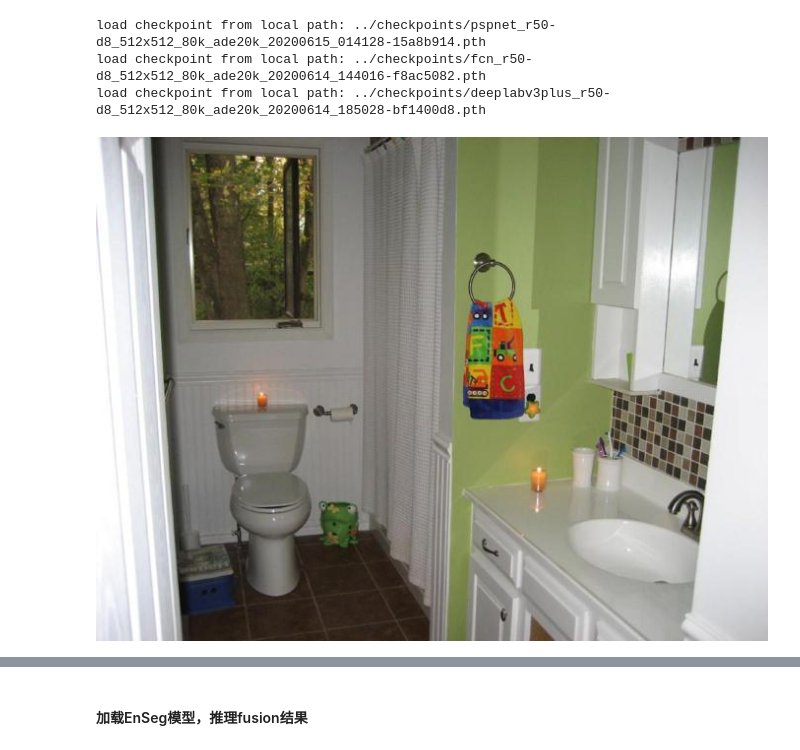
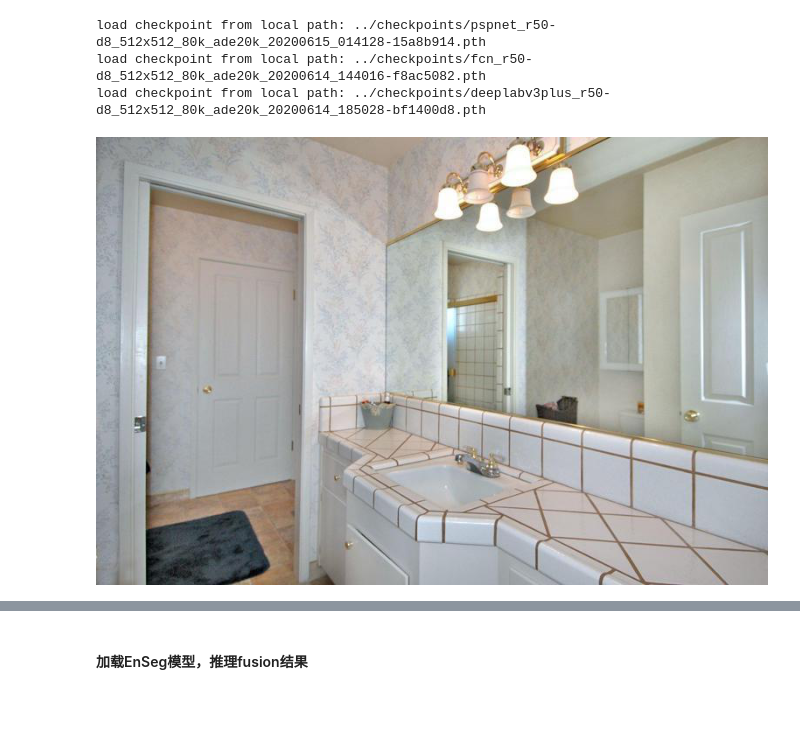
Before and after one commit to AlexwellChen/EnSeg, a Jupyter notebook: show seg res.ipynb, the cells around one changed output, grey strips where cells are left out. Cells and saved outputs as stored; diff of their text form; code cells hidden in the pictures; blank space fills up the shorter version.

```diff
--- a/show seg res.ipynb
+++ b/show seg res.ipynb
@@ -46,13 +46,13 @@ load checkpoint from local path: ../checkpoints/deeplabv3plus_r50-d8_512x512_80k
 # %%
 import matplotlib.pyplot as plt
 from PIL import Image
 
-idx = 20
+idx = 22
 
 original_img, label = test_img_dataset[idx]
 original_img.show()
 # %% [output]
-[figure, old version]
+[figure, new version]
 # %%
 import numpy as np
 
```
Also changed, not shown: parts of 3 cells of this notebook.
